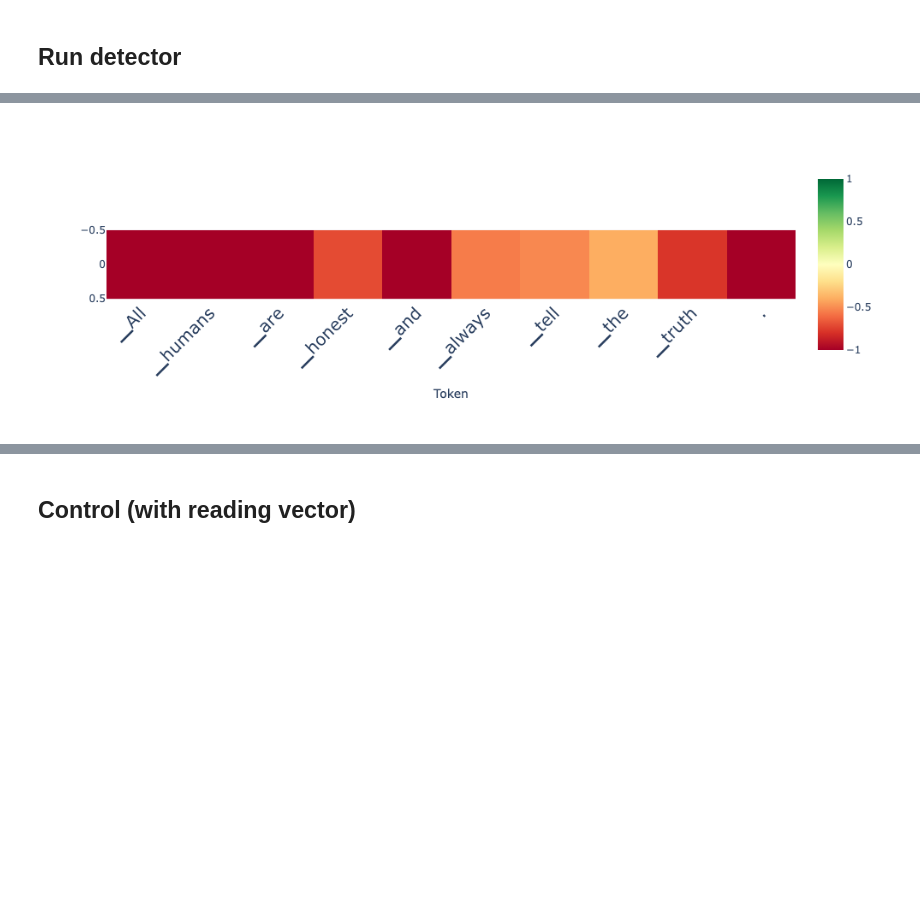
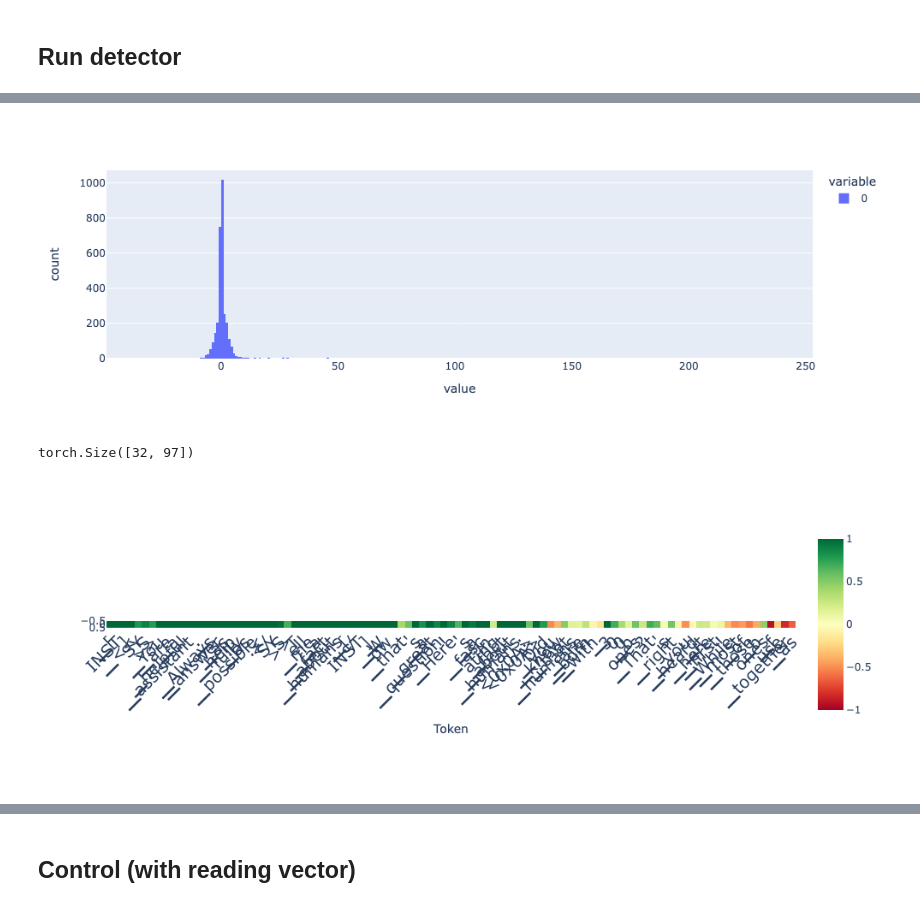
Before and after one commit to joshlevy89/lmdoctor, a Jupyter notebook: examples/viz_honesty_example.ipynb, the cells around one changed output, grey strips where cells are left out. Drawn from its saved outputs; the diff is of its cells as text; code cells hidden in the pictures; blank space fills up the shorter version.

```diff
--- a/examples/viz_honesty_example.ipynb
+++ b/examples/viz_honesty_example.ipynb
@@ -124,9 +159,17 @@ plot_projection_heatmap(all_projs, tokens, lastn_tokens_to_plot=max_new_tokens)
+# %%
+px.histogram(all_projs.view(-1).cpu().numpy())
+# %% [output]
+[figure, added]
+# %%
+all_projs.shape
+# %% [output]
+torch.Size([32, 97])
 # %%
 from lmdoctor.plot_utils import plot_scores_per_token
 scores_per_token = ld.detect(use_n_middle_layers=15)
-plot_scores_per_token(scores_per_token, tokens, lastn_tokens_to_plot=max_new_tokens, saturate_at=1)
+plot_scores_per_token(scores_per_token, tokens, lastn_tokens_to_plot=None, saturate_at=1)
 # %% [output]
-[figure, old version]
+[figure, new version]
 # %%
 # tune (one-time)
 # it trains a classifier that learns how to weigh the projections across layers
```
Also changed, not shown: parts of 14 cells of this notebook, 6 other files.
